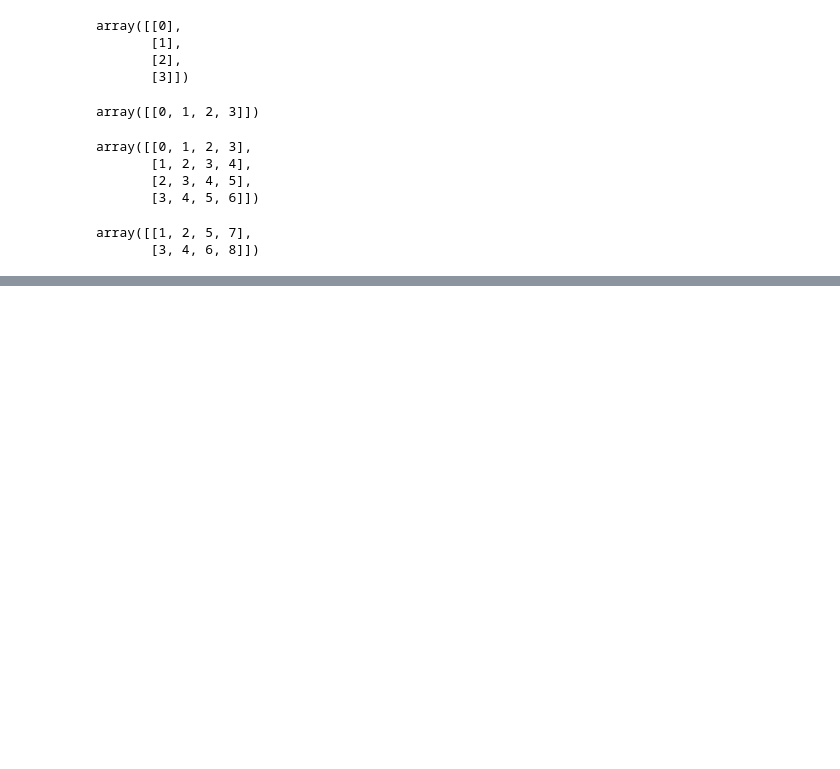
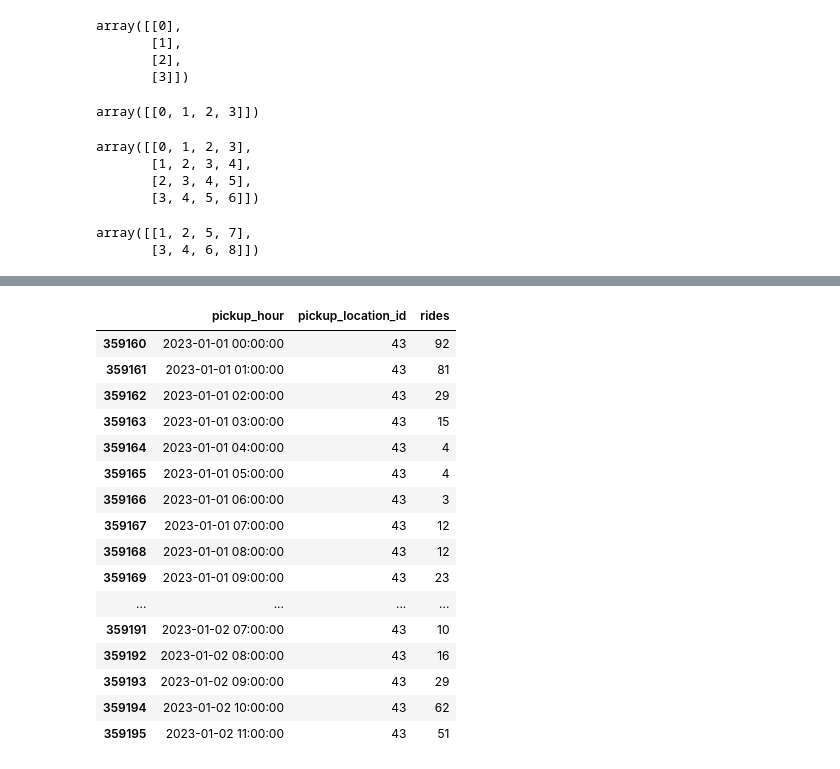
Before and after one commit to rockyglen/nyc_taxi, a Jupyter notebook: notebooks/05_transform_raw_data_into_features_and_targets.ipynb, the cells around one changed output, grey strips where cells are left out. Cells and saved outputs as stored; diff of their text form; code cells hidden in the pictures; blank space fills up the shorter version.

```diff
--- a/notebooks/05_transform_raw_data_into_features_and_targets.ipynb
+++ b/notebooks/05_transform_raw_data_into_features_and_targets.ipynb
@@ -161,0 +180,20 @@ tabular_data.to_parquet(TRANSFORMED_DATA_DIR / "tabular_data.parquet", engine="p
+# %%
+ts_data[ts_data["pickup_location_id"]==43].head(36)
+# %% [output]
+|  | pickup_hour | pickup_location_id | rides |
+| 359160 | 2023-01-01 00:00:00 | 43 | 92 |
+| 359161 | 2023-01-01 01:00:00 | 43 | 81 |
+| 359162 | 2023-01-01 02:00:00 | 43 | 29 |
+| 359163 | 2023-01-01 03:00:00 | 43 | 15 |
+| 359164 | 2023-01-01 04:00:00 | 43 | 4 |
+| 359165 | 2023-01-01 05:00:00 | 43 | 4 |
+| 359166 | 2023-01-01 06:00:00 | 43 | 3 |
+| 359167 | 2023-01-01 07:00:00 | 43 | 12 |
+| 359168 | 2023-01-01 08:00:00 | 43 | 12 |
+| 359169 | 2023-01-01 09:00:00 | 43 | 23 |
+| ... | ... | ... | ... |
+| 359191 | 2023-01-02 07:00:00 | 43 | 10 |
+| 359192 | 2023-01-02 08:00:00 | 43 | 16 |
+| 359193 | 2023-01-02 09:00:00 | 43 | 29 |
+| 359194 | 2023-01-02 10:00:00 | 43 | 62 |
+| 359195 | 2023-01-02 11:00:00 | 43 | 51 |
```
Also changed, not shown: parts of 7 cells of this notebook, 1 other file.
